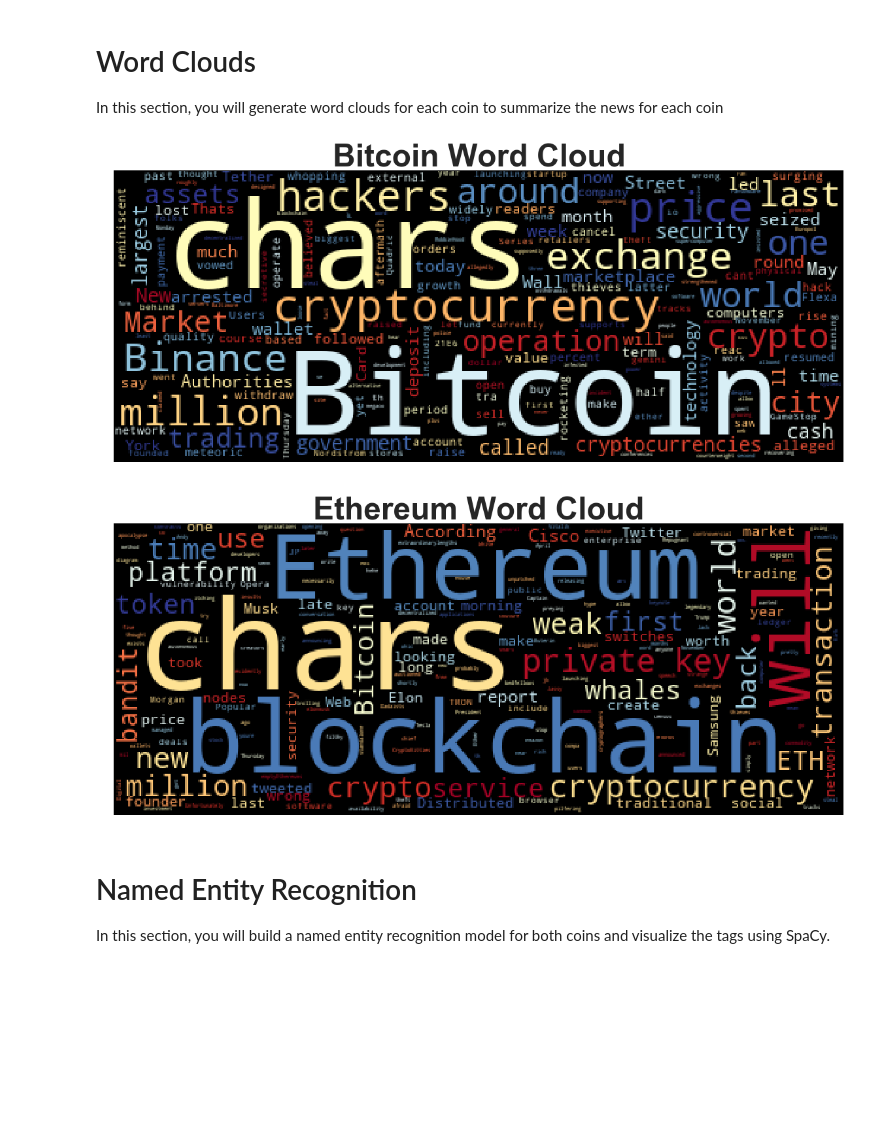
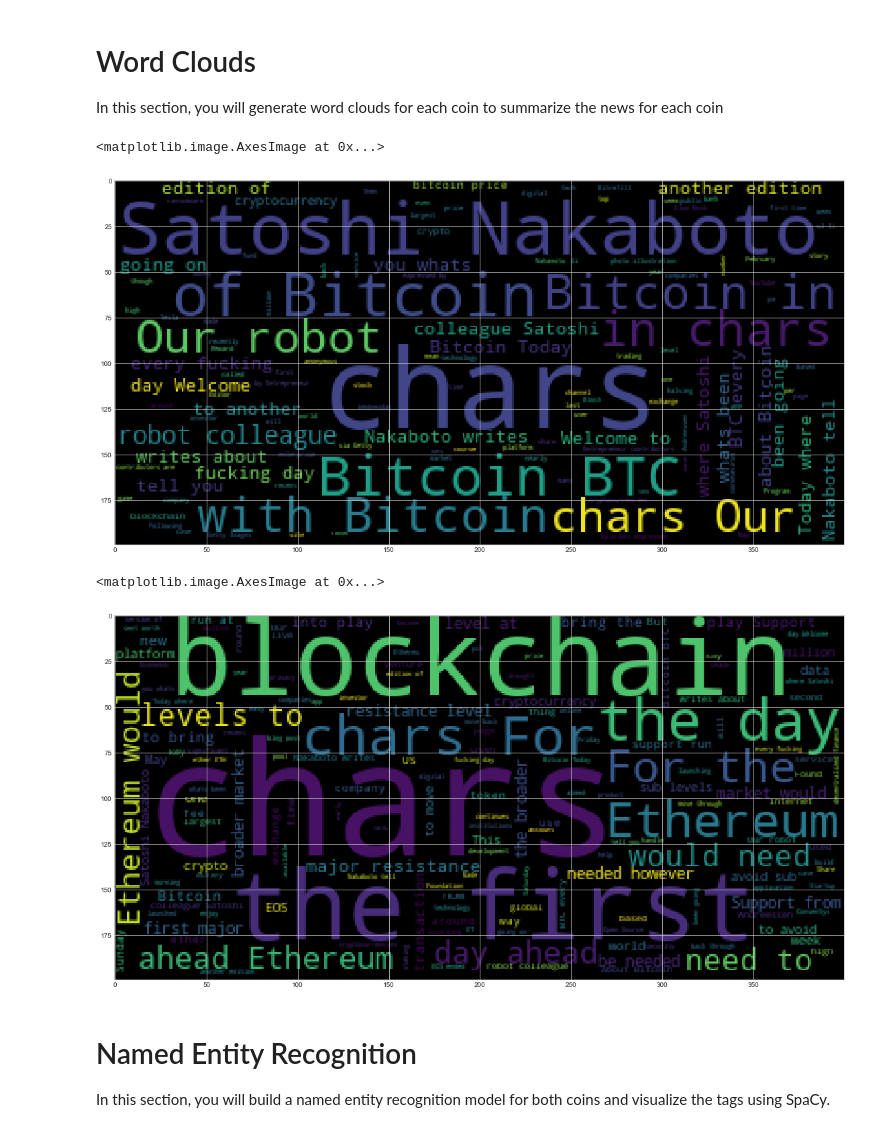
Before and after one commit to tyoung65/Cryptocurrency_Analysis_with_NLP, a Jupyter notebook: crypto_sentiment.ipynb, the cells around one changed output. Cells and saved outputs as stored; diff of their text form; code cells hidden in the pictures; blank space fills up the shorter version.

Commit message:
Updated Word Clouds and Named Entity Recognition

```diff
--- a/crypto_sentiment.ipynb
+++ b/crypto_sentiment.ipynb
@@ -242,0 +253,2 @@ KeyError: 'description'
+# %%
+bitcoin_df['tokens']= bitcoin_df['text']
@@ -368,12 +400,18 @@ import matplotlib as mpl
 mpl.rcParams['figure.figsize'] = [20.0, 10.0]
 # %%
 # Generate the Bitcoin word cloud
+bitcoin_wc = WordCloud().generate(' '.join(bitcoin_df['tokens']))
+plt.imshow(bitcoin_wc)
 # %% [output]
+<matplotlib.image.AxesImage at 0x...>
-[figure, old version]
+[figure, new version]
 # %%
 # Generate the Ethereum word cloud
+ethereum_wc = WordCloud().generate(' '.join(ethereum_df['tokens']))
+plt.imshow(ethereum_wc)
 # %% [output]
+<matplotlib.image.AxesImage at 0x...>
-[figure, old version]
+[figure, new version]
 # %% [markdown]
 # Named Entity Recognition
 
```
Also changed, not shown: parts of 21 cells of this notebook.
